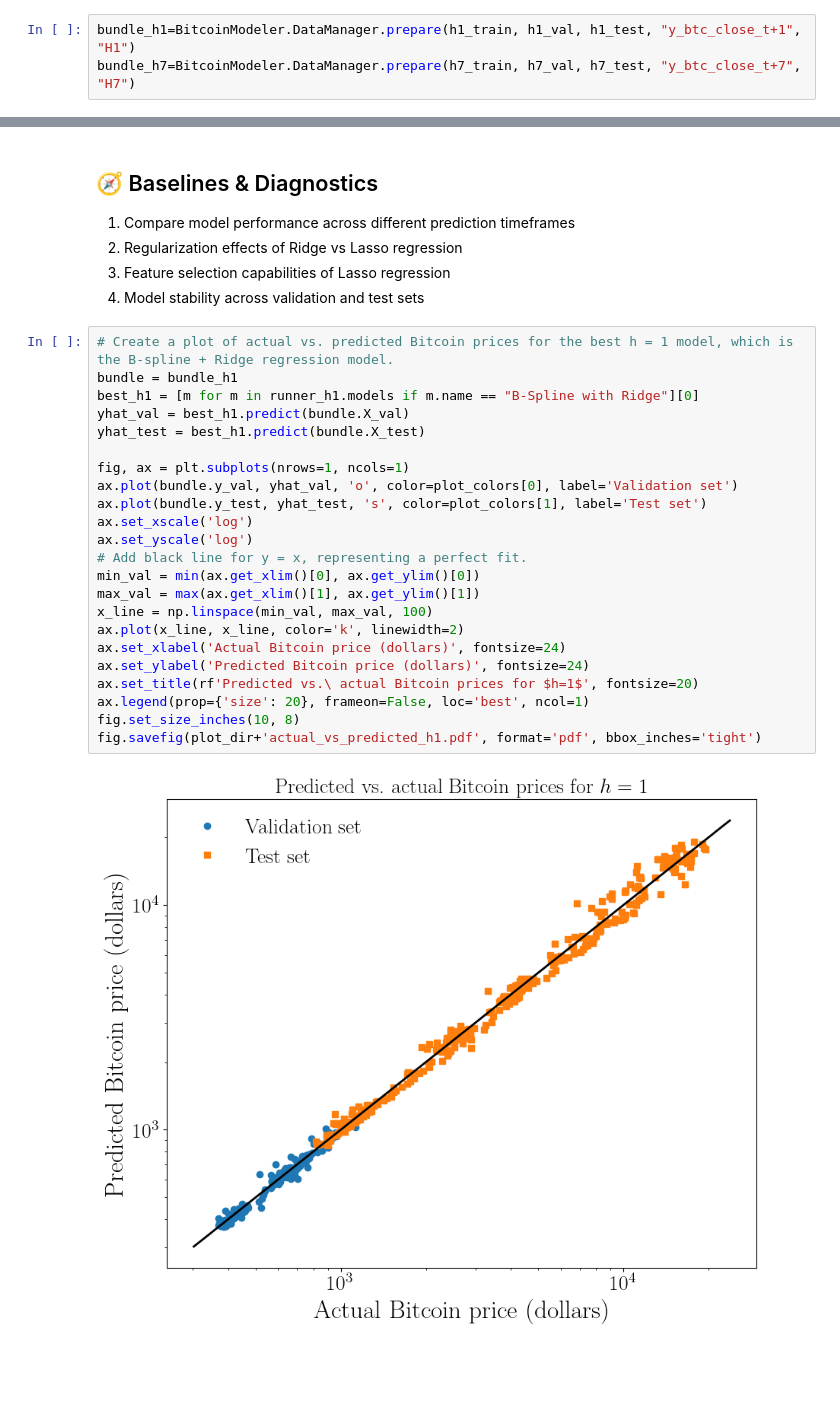
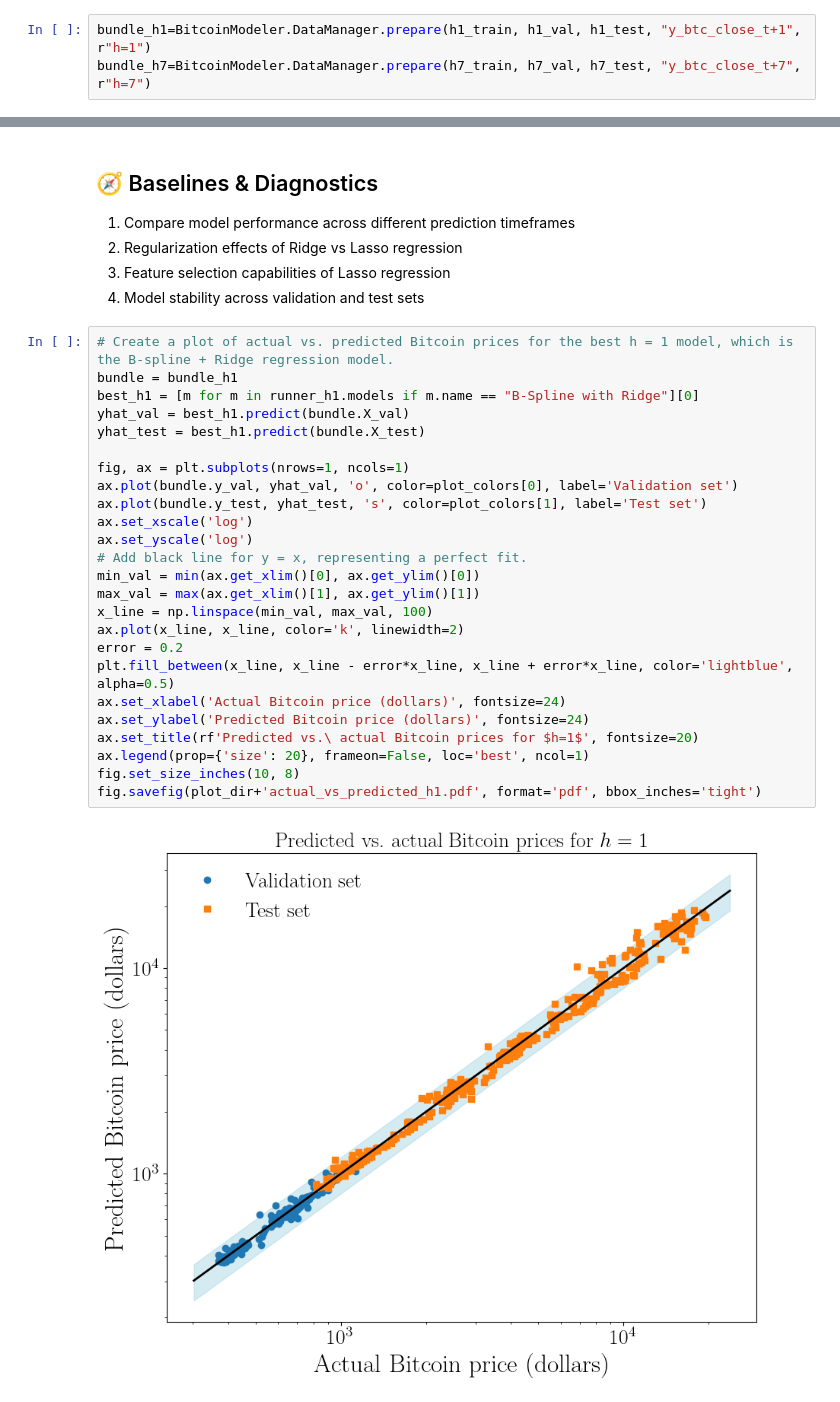
Before and after one commit to TahaWasiq/CS_598_Project_1, a Jupyter notebook: scripts_models/regression_models.ipynb, the cells around one changed output, grey strips where cells are left out. Saved outputs shown, nothing was run; the diff lists cells and outputs as text; blank space fills up the shorter version.

```diff
--- a/scripts_models/regression_models.ipynb
+++ b/scripts_models/regression_models.ipynb
@@ -55,8 +55,8 @@ print(f"H7 - Train: {h7_train.shape}, Val: {h7_val.shape}, Test: {h7_test.shape}
 H1 - Train: (1877, 60), Val: (402, 60), Test: (403, 60)
 H7 - Train: (1873, 60), Val: (401, 60), Test: (402, 60)
 # %%
-bundle_h1=BitcoinModeler.DataManager.prepare(h1_train, h1_val, h1_test, "y_btc_close_t+1", "H1")
-bundle_h7=BitcoinModeler.DataManager.prepare(h7_train, h7_val, h7_test, "y_btc_close_t+7", "H7")
+bundle_h1=BitcoinModeler.DataManager.prepare(h1_train, h1_val, h1_test, "y_btc_close_t+1", r"h=1")
+bundle_h7=BitcoinModeler.DataManager.prepare(h7_train, h7_val, h7_test, "y_btc_close_t+7", r"h=7")
 # %% [markdown]
 > Note: Features are **already z-score normalized using train-only stats** in `split.py` to avoid leakage.
 # %%
@@ -208,28 +229,30 @@ Lasso coefficients (the rest are shrunk to zero):  H1: 20/58 features selected |
 # %%
 # Create a plot of actual vs. predicted Bitcoin prices for the best h = 1 model, which is the B-spline + Ridge regression model.
 bundle = bundle_h1
 best_h1 = [m for m in runner_h1.models if m.name == "B-Spline with Ridge"][0]
 yhat_val = best_h1.predict(bundle.X_val)
 yhat_test = best_h1.predict(bundle.X_test)
 
 fig, ax = plt.subplots(nrows=1, ncols=1)
 ax.plot(bundle.y_val, yhat_val, 'o', color=plot_colors[0], label='Validation set')
 ax.plot(bundle.y_test, yhat_test, 's', color=plot_colors[1], label='Test set')
 ax.set_xscale('log')
 ax.set_yscale('log')
 # Add black line for y = x, representing a perfect fit.
 min_val = min(ax.get_xlim()[0], ax.get_ylim()[0])
 max_val = max(ax.get_xlim()[1], ax.get_ylim()[1])
 x_line = np.linspace(min_val, max_val, 100)
 ax.plot(x_line, x_line, color='k', linewidth=2)
+error = 0.2
+plt.fill_between(x_line, x_line - error*x_line, x_line + error*x_line, color='lightblue', alpha=0.5)
 ax.set_xlabel('Actual Bitcoin price (dollars)', fontsize=24)
 ax.set_ylabel('Predicted Bitcoin price (dollars)', fontsize=24)
 ax.set_title(rf'Predicted vs.\ actual Bitcoin prices for $h=1$', fontsize=20)
 ax.legend(prop={'size': 20}, frameon=False, loc='best', ncol=1)
 fig.set_size_inches(10, 8)
 fig.savefig(plot_dir+'actual_vs_predicted_h1.pdf', format='pdf', bbox_inches='tight')
 # %% [output]
-[figure, old version]
+[figure, new version]
 # %%
 # Create a plot of actual vs. predicted Bitcoin prices for the best h = 7 model, which is the the B-spline + Ridge regression model.
 bundle = bundle_h7
```
Also changed, not shown: parts of 12 cells of this notebook, 15 other files.
